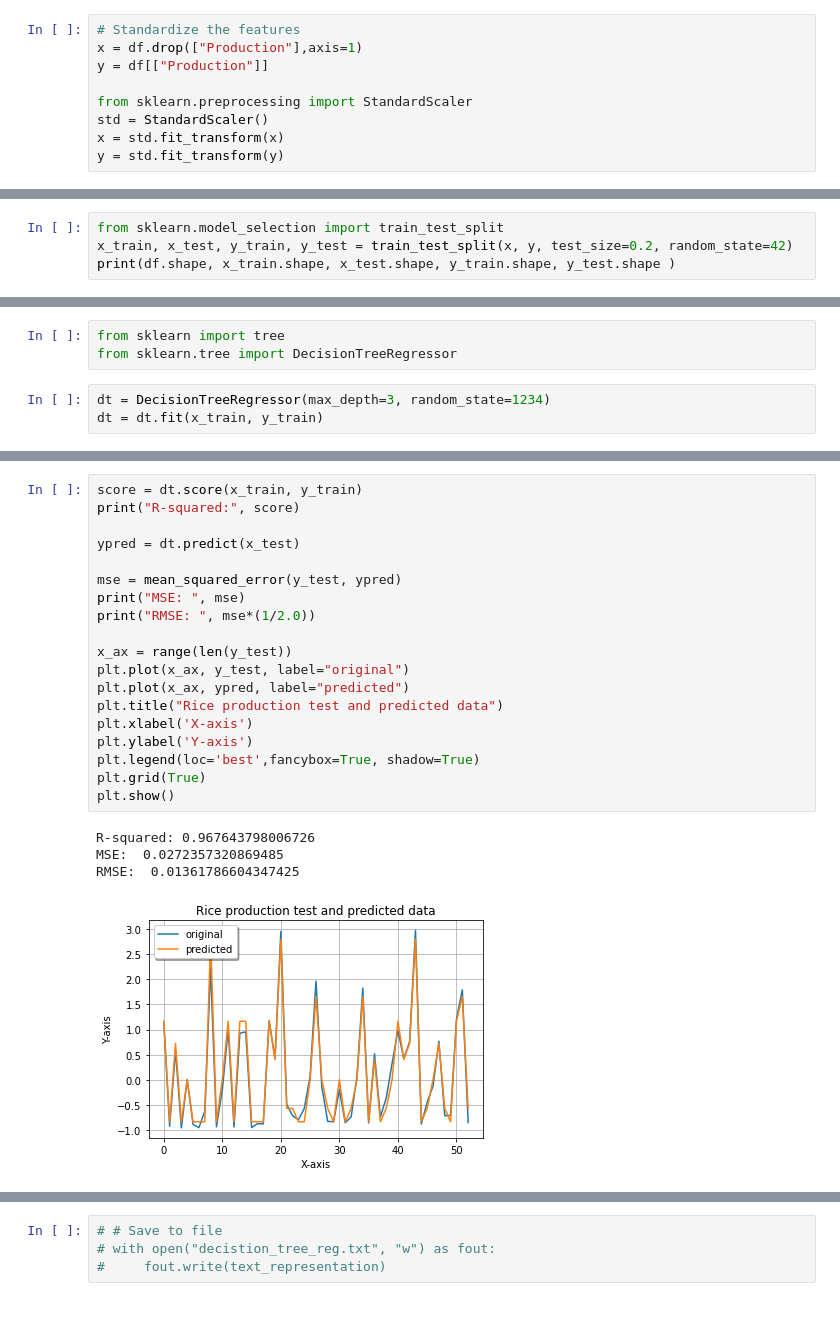
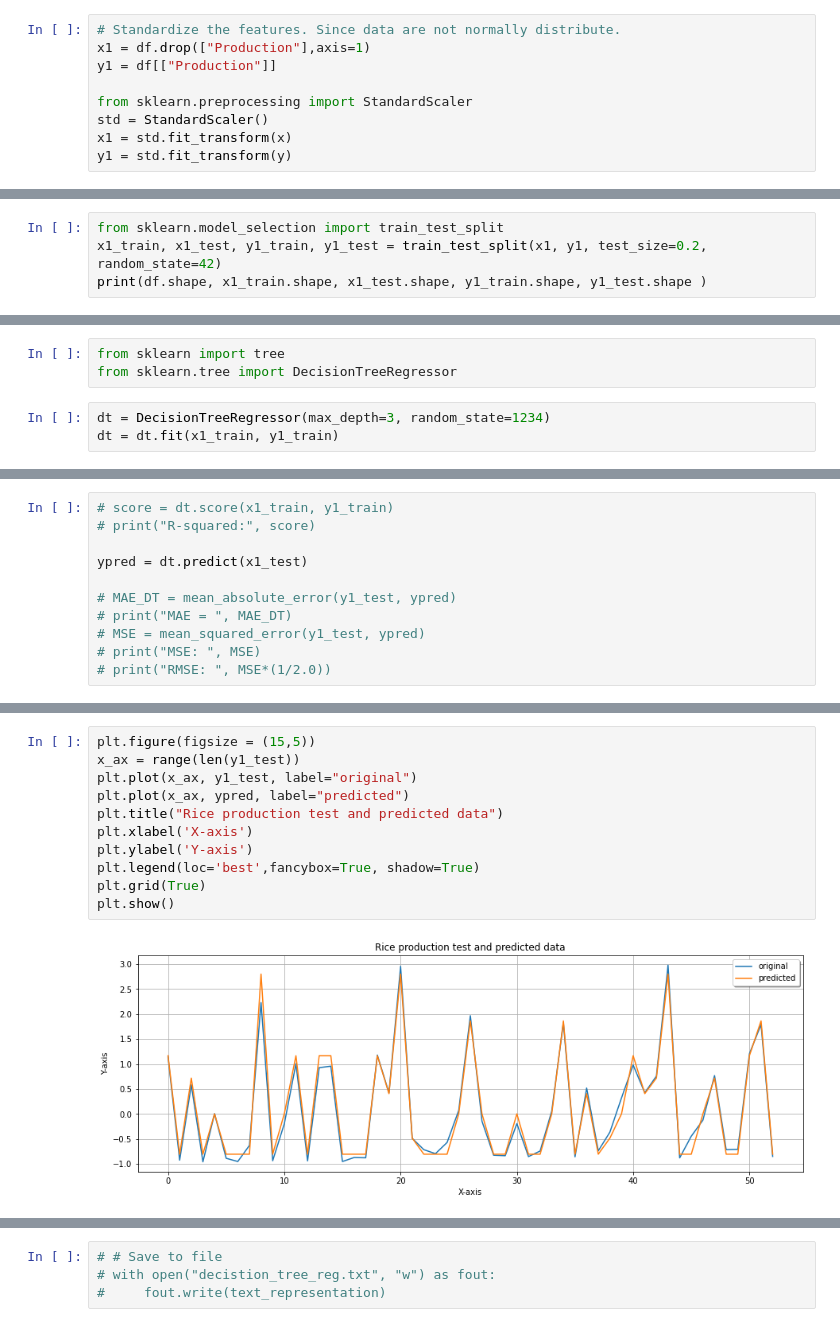
Before and after one commit to kamal-bari/machine_learning_with_python, a Jupyter notebook: Crop_Yield_Prediction_Using_MachineLearning.ipynb, the cells around one changed output, grey strips where cells are left out. Saved outputs shown, nothing was run; the diff lists cells and outputs as text.

```diff
--- a/Crop_Yield_Prediction_Using_MachineLearning.ipynb
+++ b/Crop_Yield_Prediction_Using_MachineLearning.ipynb
@@ -503,9 +670,9 @@ memory usage: 15.3 KB
 # %%
-# Standardize the features
-x = df.drop(["Production"],axis=1)
-y = df[["Production"]]
+# Standardize the features. Since data are not normally distribute.
+x1 = df.drop(["Production"],axis=1)
+y1 = df[["Production"]]
 
 from sklearn.preprocessing import StandardScaler
 std = StandardScaler()
-x = std.fit_transform(x)
-y = std.fit_transform(y)
+x1 = std.fit_transform(x)
+y1 = std.fit_transform(y)
@@ -512,5 +681,5 @@ y = std.fit_transform(y)
 # %%
 from sklearn.model_selection import train_test_split
-x_train, x_test, y_train, y_test = train_test_split(x, y, test_size=0.2, random_state=42)
-print(df.shape, x_train.shape, x_test.shape, y_train.shape, y_test.shape )
+x1_train, x1_test, y1_train, y1_test = train_test_split(x1, y1, test_size=0.2, random_state=42)
+print(df.shape, x1_train.shape, x1_test.shape, y1_train.shape, y1_test.shape )
 # %% [output]
@@ -623,4 +793,4 @@ from sklearn import tree
 from sklearn.tree import DecisionTreeRegressor
 # %%
 dt = DecisionTreeRegressor(max_depth=3, random_state=1234)
-dt = dt.fit(x_train, y_train)
+dt = dt.fit(x1_train, y1_train)
@@ -626,0 +799,11 @@ dt = dt.fit(x_train, y_train)
+# %%
+# score = dt.score(x1_train, y1_train)
+# print("R-squared:", score)
+
+ypred = dt.predict(x1_test)
+
+# MAE_DT = mean_absolute_error(y1_test, ypred)
+# print("MAE = ", MAE_DT)
+# MSE = mean_squared_error(y1_test, ypred)
+# print("MSE: ", MSE)
+# print("RMSE: ", MSE*(1/2.0))
@@ -627,27 +831,16 @@ dt = dt.fit(x_train, y_train)
 # %%
-score = dt.score(x_train, y_train)
-print("R-squared:", score)
-
-ypred = dt.predict(x_test)
-
-mse = mean_squared_error(y_test, ypred)
-print("MSE: ", mse)
-print("RMSE: ", mse*(1/2.0))
-
-x_ax = range(len(y_test))
-plt.plot(x_ax, y_test, label="original")
+plt.figure(figsize = (15,5))
+x_ax = range(len(y1_test))
+plt.plot(x_ax, y1_test, label="original")
 plt.plot(x_ax, ypred, label="predicted")
 plt.title("Rice production test and predicted data")
 plt.xlabel('X-axis')
 plt.ylabel('Y-axis')
 plt.legend(loc='best',fancybox=True, shadow=True)
 plt.grid(True)
 plt.show()
 # %% [output]
-R-squared: 0.967643798006726
-MSE:  0.0272357320869485
-RMSE:  0.01361786604347425
-[figure, old version]
+[figure, new version]
 # %%
 # Visualize the tree
 text_representation = tree.export_text(dt)
```
Also changed, not shown: parts of 111 cells of this notebook.
